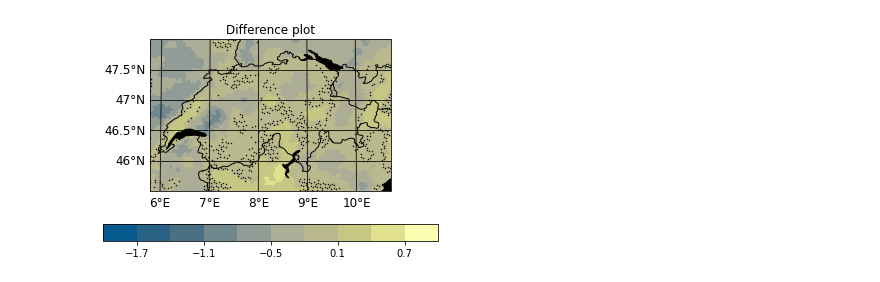
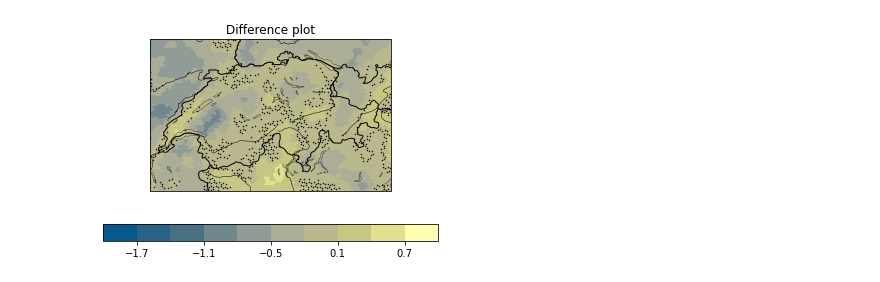
Before and after one commit to C2SM/icon-vis, a Jupyter notebook: difference_map/difference_map.ipynb, the cells around one changed output. Cells and saved outputs as stored; diff of their text form; code cells hidden in the pictures.

```diff
--- a/difference_map/difference_map.ipynb
+++ b/difference_map/difference_map.ipynb
@@ -54,6 +65,10 @@ data3.var_diff.encoding['coordinates'] = 'clat clon'
 # %%
 # show figures after they are drawn or updated
 psy.rcParams['auto_show'] = True
+# dont show x or y grid lines
+psy.rcParams["plotter.maps.xgrid"] = False
+psy.rcParams["plotter.maps.ygrid"] = False
+
 %matplotlib inline
 %config InlineBackend.close_figures = False
 # %%
@@ -102,21 +119,18 @@ pfdr = wilks(var_pval, alpha)
 # %%
 pp_new = psy.plot.mapplot(data3,
     name = 'var_diff',
     projection = 'robin',
     map_extent = [lonmin, lonmax, latmin, latmax],
     title = 'Difference plot',
-    cmap = 'cmc.nuuk')
-
-# Add borders and lakes with cartopy
-ax = pp_new.plotters[0].ax
-resol = '10m'
-lakes = cf.NaturalEarthFeature(category='physical', name='lakes', scale=resol, edgecolor='k', facecolor='k')
-ax.add_feature(cf.BORDERS)
-ax.add_feature(lakes)
+    cmap = 'cmc.nuuk',
+    lakes=True,
+    borders=True,
+    rivers=True
+    )
 
 fig = plt.gcf()
 pfdr_insig = np.argwhere((np.isnan(var_pval)) | (var_pval>pfdr))
 for i in pfdr_insig:
     fig.axes[0].plot(pos_lon[i], pos_lat[i],'k',marker='o', markersize=0.5, transform=fig.axes[0].transAxes)
 # %% [output]
-[figure, old version]
+[figure, new version]
```
Also changed, not shown: parts of 4 cells of this notebook.
